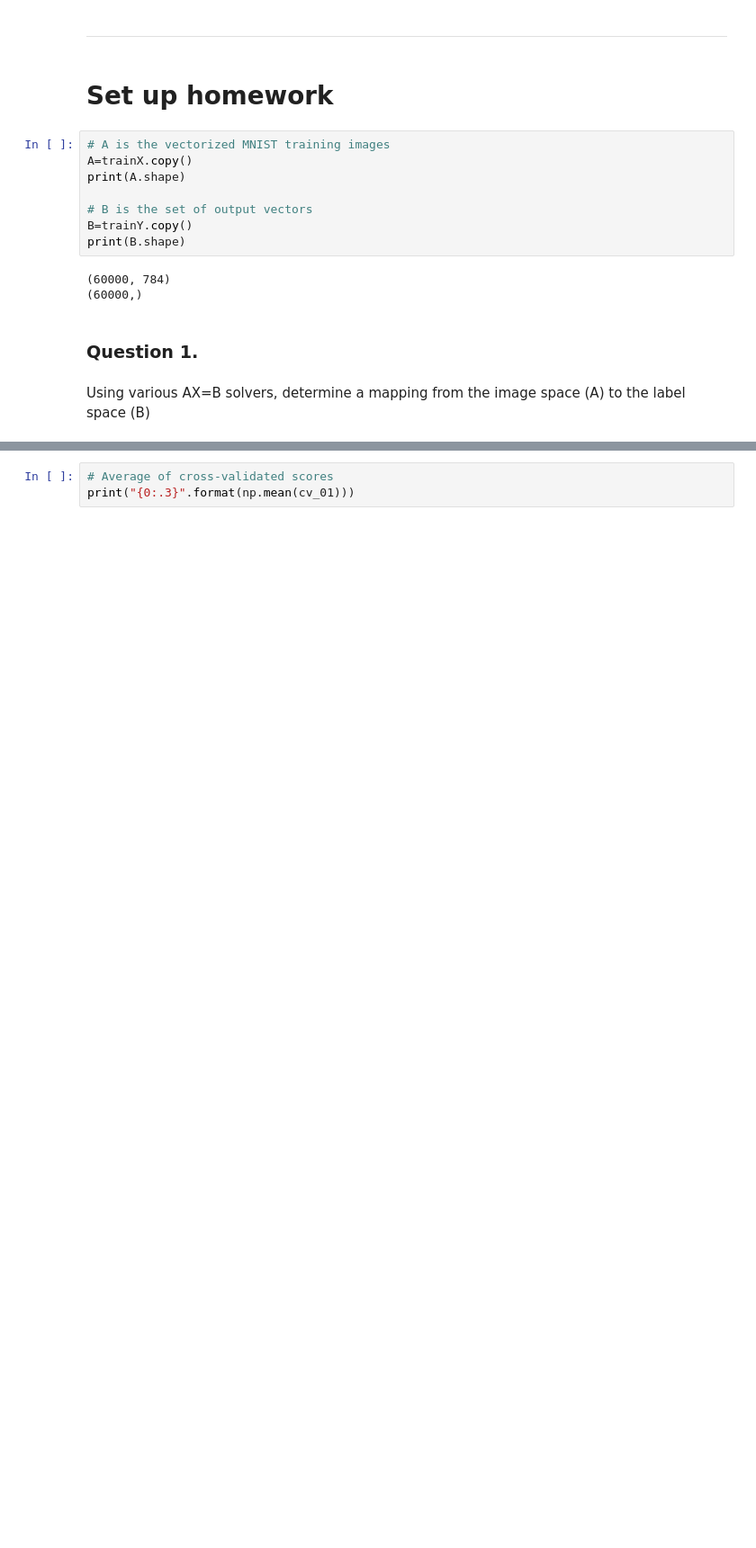
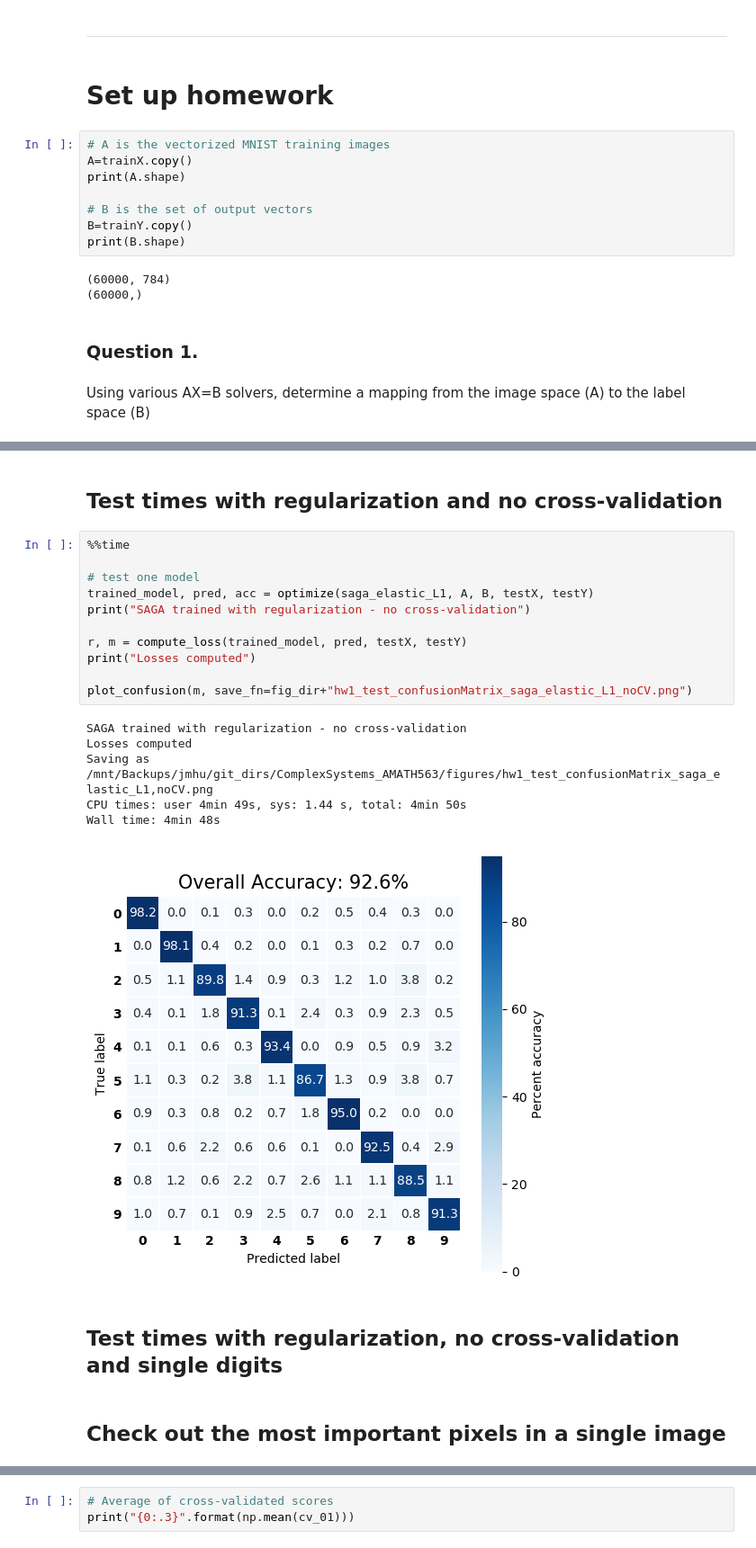
Before and after one commit to jmichellehu/ComplexSystems_AMATH563, a Jupyter notebook: AMATH563_hw1.ipynb, the cells around one changed output, grey strips where cells are left out. Shown at 90% size. Cells and saved outputs as stored; diff of their text form; blank space fills up the shorter version.

```diff
--- a/AMATH563_hw1.ipynb
+++ b/AMATH563_hw1.ipynb
@@ -256,0 +304,24 @@ print("model trained and cross-validated")
+# %% [markdown]
+## Test times with regularization and no cross-validation
+# %%
+%%time
+
+# test one model
+trained_model, pred, acc = optimize(saga_elastic_L1, A, B, testX, testY)
+print("SAGA trained with regularization - no cross-validation")
+
+r, m = compute_loss(trained_model, pred, testX, testY)
+print("Losses computed")
+
+plot_confusion(m, save_fn=fig_dir+"hw1_test_confusionMatrix_saga_elastic_L1_noCV.png")
+# %% [output]
+SAGA trained with regularization - no cross-validation
+Losses computed
+Saving as /mnt/Backups/jmhu/git_dirs/ComplexSystems_AMATH563/figures/hw1_test_confusionMatrix_saga_elastic_L1,noCV.png
+CPU times: user 4min 49s, sys: 1.44 s, total: 4min 50s
+Wall time: 4min 48s
+[figure, added]
+# %% [markdown]
+## Test times with regularization, no cross-validation and single digits
+# %% [markdown]
+## Check out the most important pixels in a single image
```
Also changed, not shown: parts of 29 cells of this notebook.
